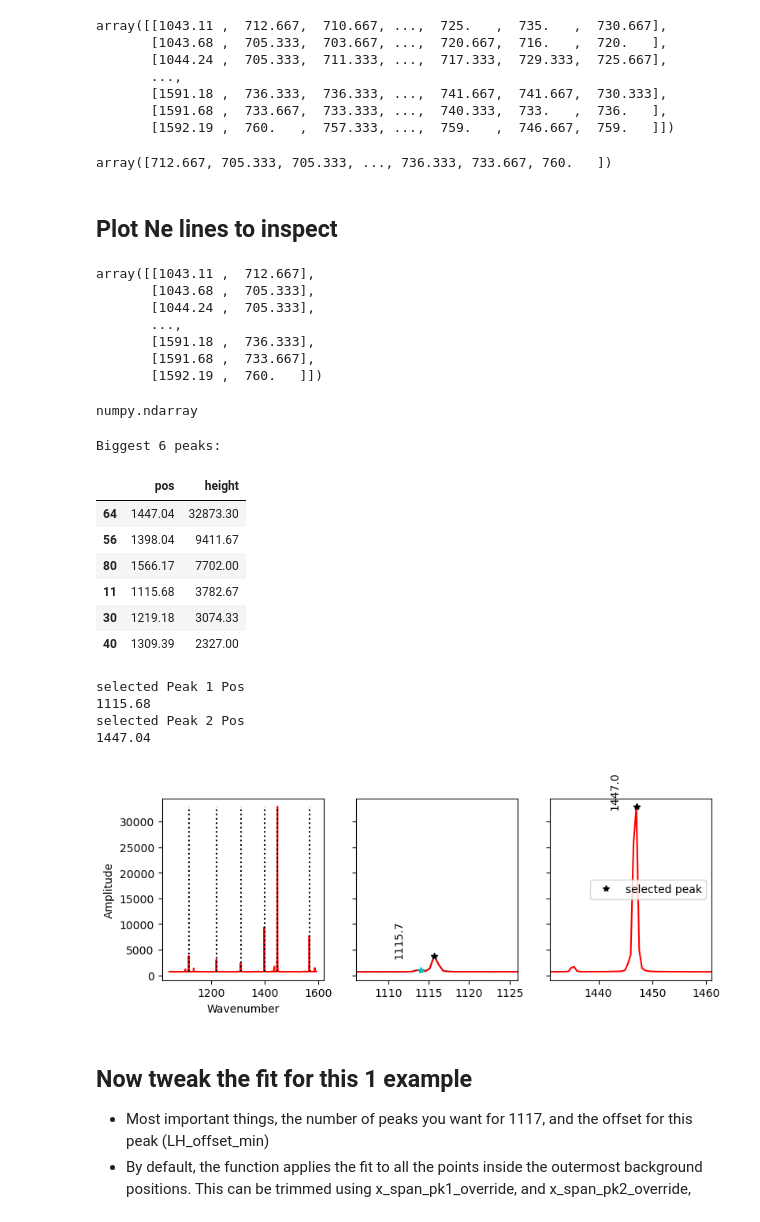
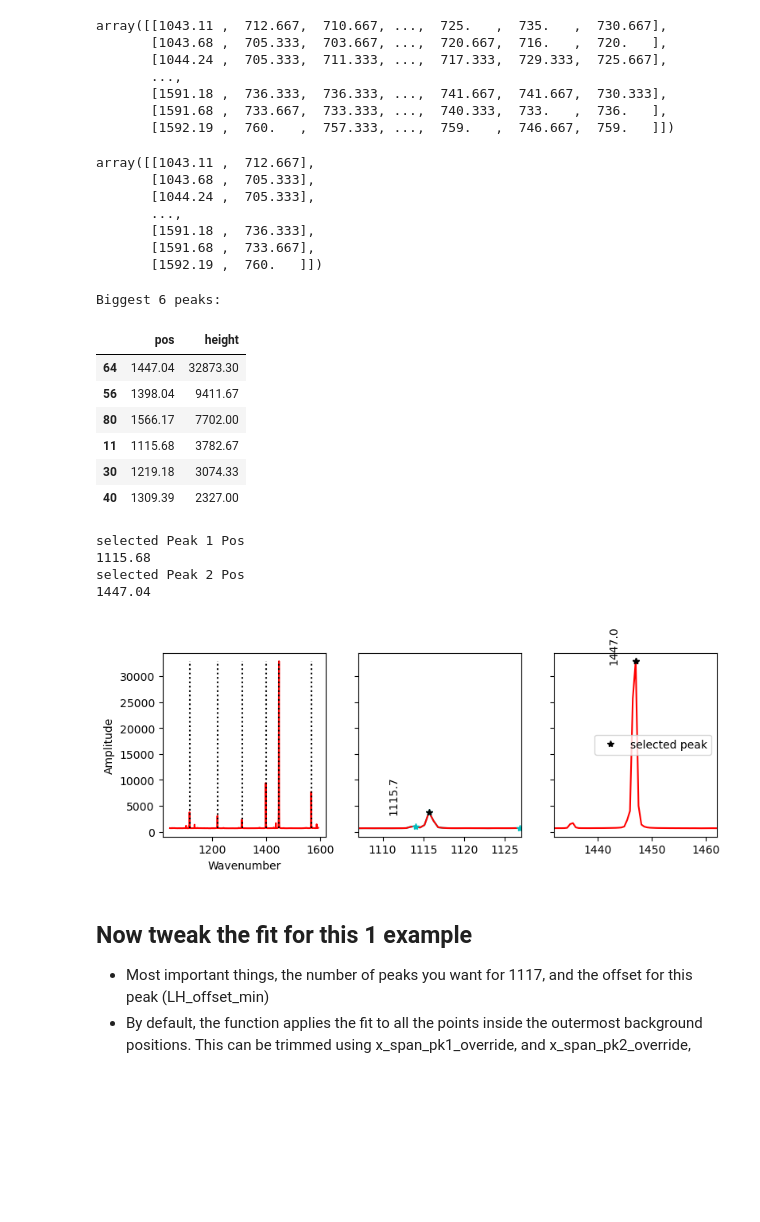
Before and after one commit to PennyWieser/DiadFit, a Jupyter notebook: docs/Examples/Repeated_Acquisitions/Ne_Fitting_1447_1117.ipynb, the cells around one changed output. Drawn from its saved outputs; the diff is of its cells as text; code cells hidden in the pictures; blank space fills up the shorter version.

```diff
--- a/docs/Examples/Repeated_Acquisitions/Ne_Fitting_1447_1117.ipynb
+++ b/docs/Examples/Repeated_Acquisitions/Ne_Fitting_1447_1117.ipynb
@@ -59,12 +63,6 @@ array([[1043.11 ,  712.667,  710.667, ...,  725.   ,  735.   ,  730.667],
        [1591.18 ,  736.333,  736.333, ...,  741.667,  741.667,  730.333],
        [1591.68 ,  733.667,  733.333, ...,  740.333,  733.   ,  736.   ],
        [1592.19 ,  760.   ,  757.333, ...,  759.   ,  746.667,  759.   ]])
-# %%
-df3[:, 1]
-# %% [output]
-array([712.667, 705.333, 705.333, ..., 736.333, 733.667, 760.   ])
-# %% [markdown]
-## Plot Ne lines to inspect
 # %%
 test=np.column_stack((df3[:, 0], df3[:, 1]))
 test
@@ -76,35 +74,31 @@ array([[1043.11 ,  712.667],
        [1591.18 ,  736.333],
        [1591.68 ,  733.667],
        [1592.19 ,  760.   ]])
-# %%
-type(test)
-# %% [output]
-numpy.ndarray
 # %%
 # Specify the approximate peak positions of the lines you are interested in
 # If your drift is off the real positions, you'll have to tweak these numbers
-peak1_cent=1116
-peak2_cent=1446
+peak1_cent=1117
+peak2_cent=1447
 
 
 Ne, df_sort_Ne_trim, nearest_1117, nearest_1447=pf.plot_Ne_lines(Ne_array=test,
 n_peaks=6, peak1_cent=peak1_cent, peak2_cent=peak2_cent,
 height=10, threshold=0.6, distance=1, prominence=10, width=1, exclude_range_1=None,
 exclude_range_2=None)
 # %% [output]
 Biggest 6 peaks:
 |  | pos | height |
 | 64 | 1447.04 | 32873.30 |
 | 56 | 1398.04 | 9411.67 |
 | 80 | 1566.17 | 7702.00 |
 | 11 | 1115.68 | 3782.67 |
 | 30 | 1219.18 | 3074.33 |
 | 40 | 1309.39 | 2327.00 |
 selected Peak 1 Pos
 1115.68
 selected Peak 2 Pos
 1447.04
-[figure, old version]
+[figure, new version]
 # %% [markdown]
 ## Now tweak the fit for this 1 example
 - Most important things, the number of peaks you want for 1117, and the offset for this peak (LH_offset_min)
```
Also changed, not shown: parts of 1 cell of this notebook, 22 other files.
